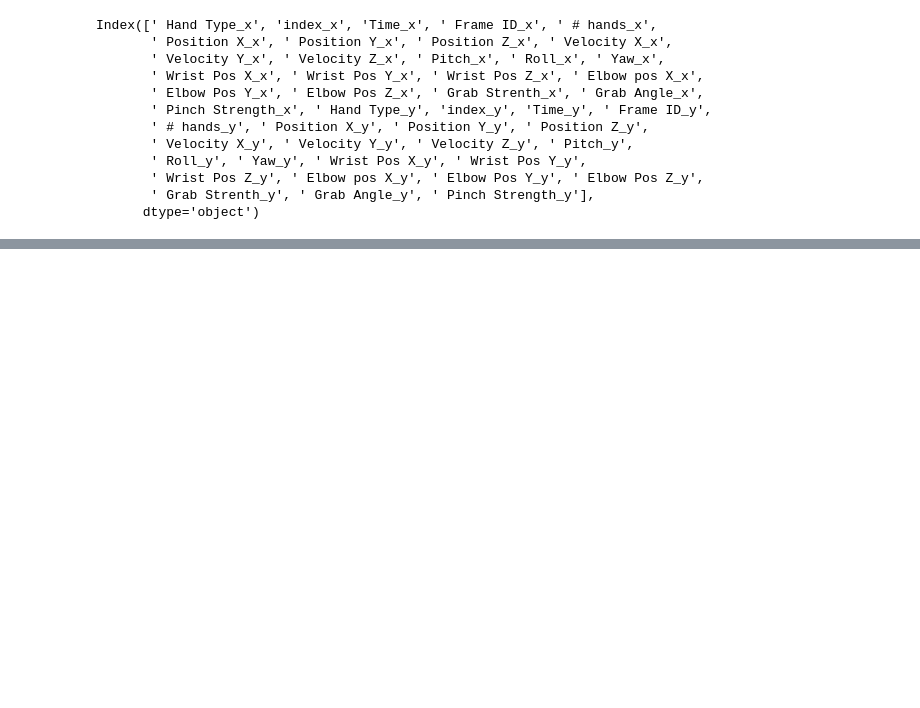
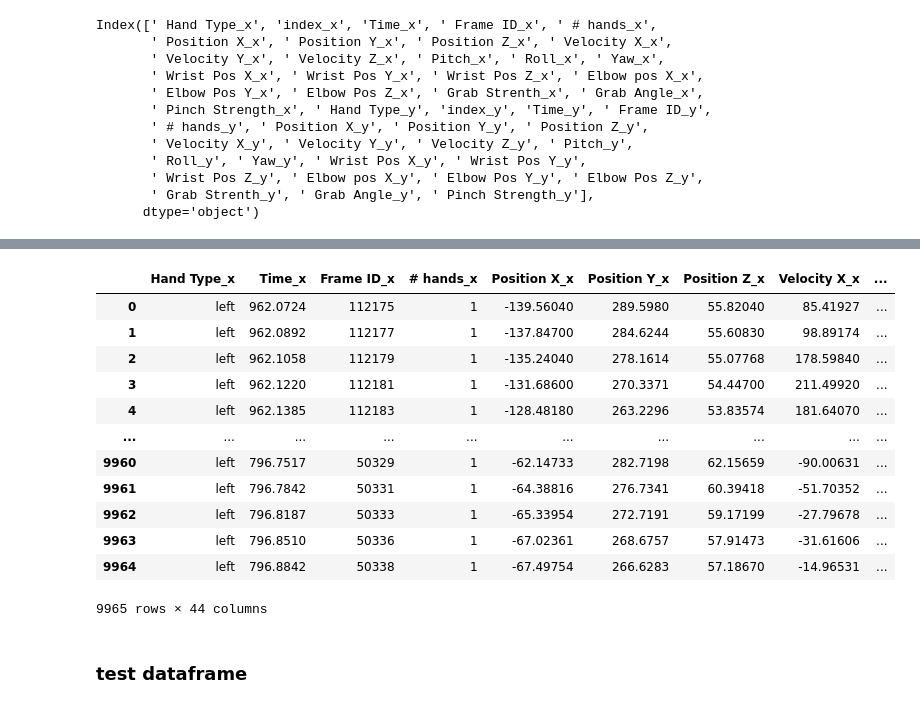
Before and after one commit to kuty007/final-porj-semB, a Jupyter notebook: Hands.ipynb, the cells around one changed output, grey strips where cells are left out. Cells and saved outputs as stored; diff of their text form; code cells hidden in the pictures; blank space fills up the shorter version.

```diff
--- a/Hands.ipynb
+++ b/Hands.ipynb
@@ -308,0 +474,4 @@ df_sync= df_sync.drop('Hand Type_x','index_x',)
+# %%
+df_right_test.Time = test_alone.Time
+# %%
+df_right_test[" Frame ID"]=test_alone[" Frame ID"]
@@ -308,0 +493,24 @@ df_sync= df_sync.drop('Hand Type_x','index_x',)
+# %%
+df_right_test.set_index(" Hand Type", inplace = True)
+test_alone.set_index(" Hand Type", inplace = True)
+df_lf_sync = test_alone.loc[["left"]].reset_index()
+df_rg_sync = df_right_test.loc[["right"]].reset_index()
+df_test_alone= pd.merge(df_lf_sync , df_rg_sync, left_index=True, right_index=True, how='outer')
+# %%
+df_test_alone
+# %% [output]
+|  | Hand Type_x | Time_x | Frame ID_x | # hands_x | Position X_x | Position Y_x | Position Z_x | Velocity X_x | ... |
+| 0 | left | 962.0724 | 112175 | 1 | -139.56040 | 289.5980 | 55.82040 | 85.41927 | ... |
+| 1 | left | 962.0892 | 112177 | 1 | -137.84700 | 284.6244 | 55.60830 | 98.89174 | ... |
+| 2 | left | 962.1058 | 112179 | 1 | -135.24040 | 278.1614 | 55.07768 | 178.59840 | ... |
+| 3 | left | 962.1220 | 112181 | 1 | -131.68600 | 270.3371 | 54.44700 | 211.49920 | ... |
+| 4 | left | 962.1385 | 112183 | 1 | -128.48180 | 263.2296 | 53.83574 | 181.64070 | ... |
+| ... | ... | ... | ... | ... | ... | ... | ... | ... | ... |
+| 9960 | left | 796.7517 | 50329 | 1 | -62.14733 | 282.7198 | 62.15659 | -90.00631 | ... |
+| 9961 | left | 796.7842 | 50331 | 1 | -64.38816 | 276.7341 | 60.39418 | -51.70352 | ... |
+| 9962 | left | 796.8187 | 50333 | 1 | -65.33954 | 272.7191 | 59.17199 | -27.79678 | ... |
+| 9963 | left | 796.8510 | 50336 | 1 | -67.02361 | 268.6757 | 57.91473 | -31.61606 | ... |
+| 9964 | left | 796.8842 | 50338 | 1 | -67.49754 | 266.6283 | 57.18670 | -14.96531 | ... |
+9965 rows × 44 columns
+# %% [markdown]
+### test dataframe
```
Also changed, not shown: parts of 33 cells of this notebook, 1 other file.
